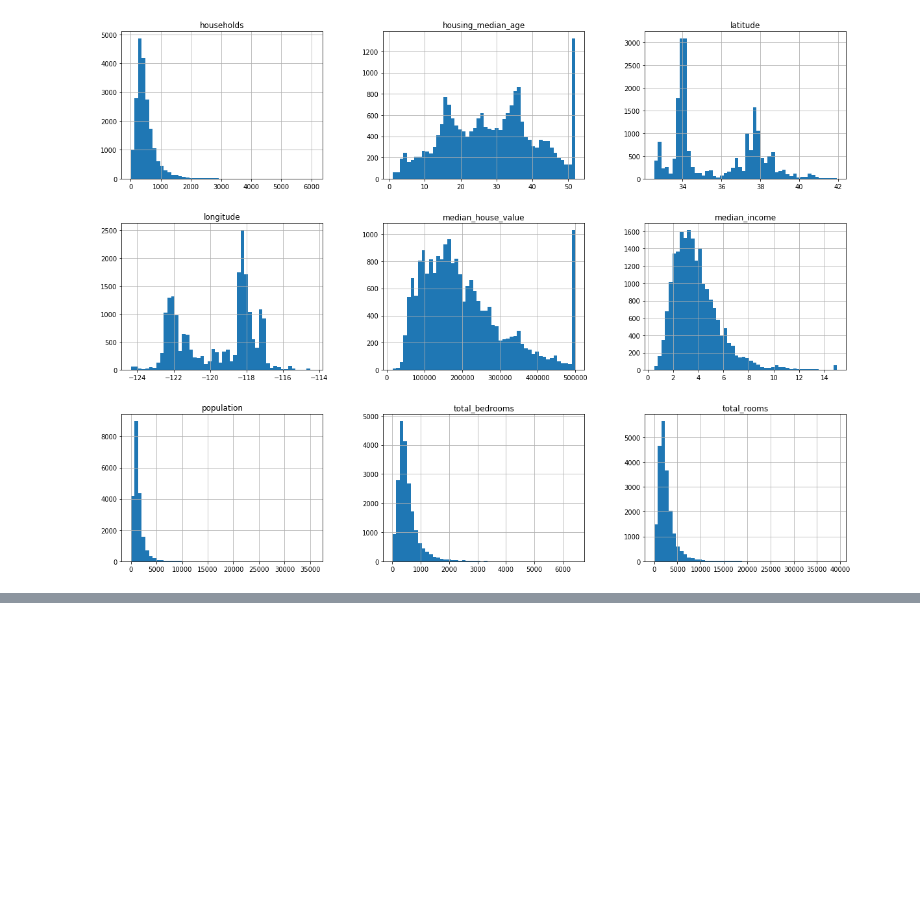
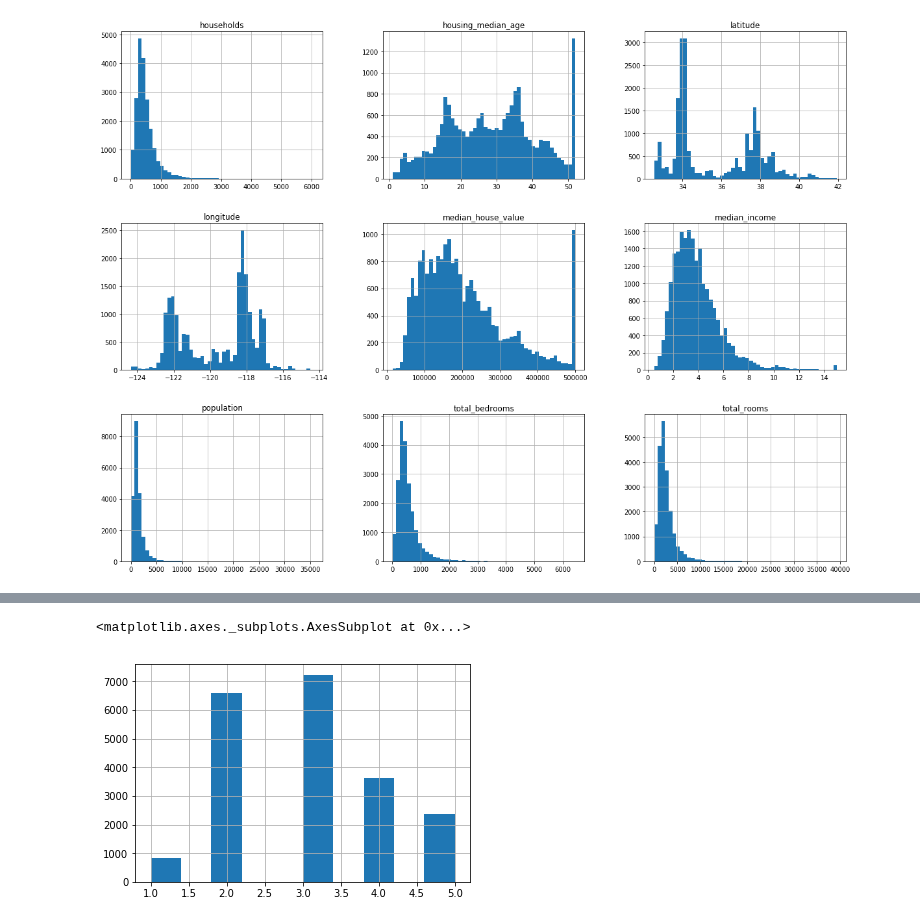
Before and after one commit to somnath1077/ML, a Jupyter notebook: hands_on_ML/Chapter2.ipynb, the cells around one changed output, grey strips where cells are left out. Drawn from its saved outputs; the diff is of its cells as text; code cells hidden in the pictures; blank space fills up the shorter version.

```diff
--- a/hands_on_ML/Chapter2.ipynb
+++ b/hands_on_ML/Chapter2.ipynb
@@ -86,0 +145,3 @@ plt.show()
+# %%
+df['income_cat'] = np.ceil(df['median_income'] / 1.5)
+df['income_cat'].where(df['income_cat'] < 5, 5.0, inplace=True)
@@ -86,0 +157,5 @@ plt.show()
+# %%
+df['income_cat'].hist()
+# %% [output]
+<matplotlib.axes._subplots.AxesSubplot at 0x...>
+[figure, added]
```
Also changed, not shown: parts of 12 cells of this notebook.
